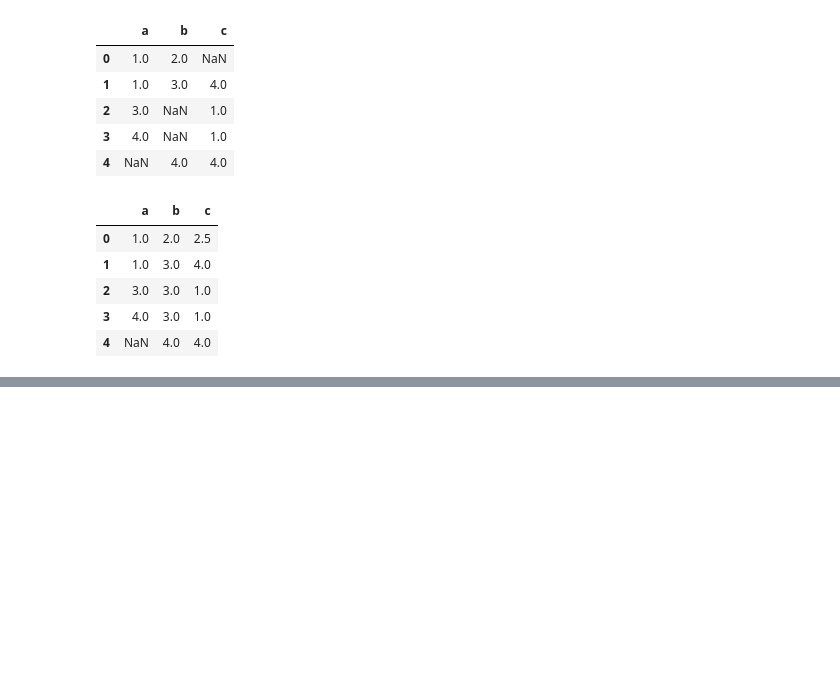
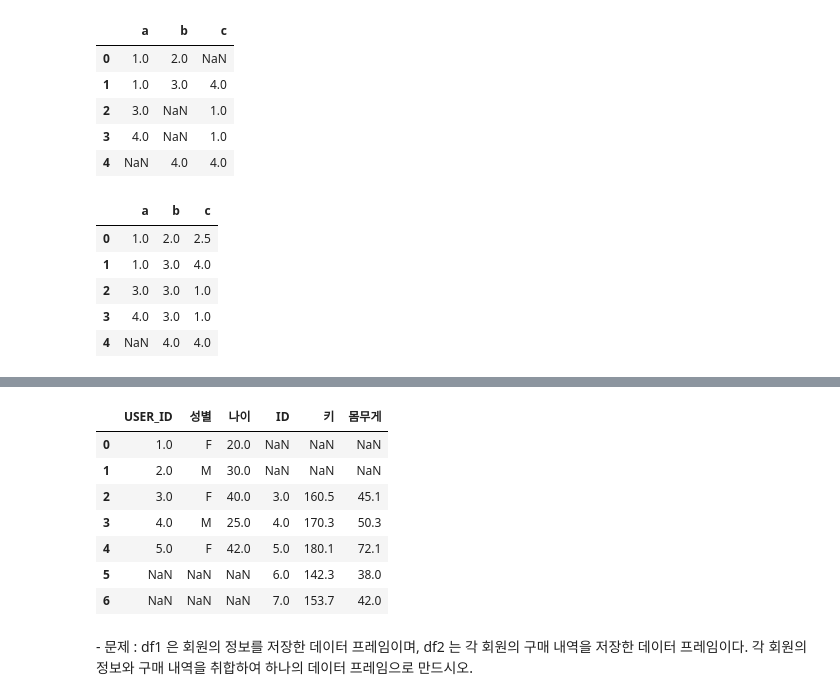
Before and after one commit to sleeptiger/STJ2, a Jupyter notebook: Python_basis.ipynb, the cells around one changed output, grey strips where cells are left out. Drawn from its saved outputs; the diff is of its cells as text; code cells hidden in the pictures; blank space fills up the shorter version.

```diff
--- a/Python_basis.ipynb
+++ b/Python_basis.ipynb
@@ -2120,0 +2825,3 @@ df.fillna(df.mean()[['b', 'c']])
+# %%
+df1 = pd.DataFrame({'USER_ID' : [1, 2, 3, 4, 5], '성별' : ['F', 'M', 'F', 'M', 'F'], '나이' : [20, 30, 40, 25, 42]})
+df2 = pd.DataFrame({'ID' : [3, 4, 5, 6, 7], '키' : [160.5, 170.3, 180.1, 142.3, 153.7], '몸무게' : [45.1, 50.3, 72.1, 38,  42]})
@@ -2120,0 +2837,13 @@ df.fillna(df.mean()[['b', 'c']])
+# %%
+pd.merge(df1,df2, how='outer', left_on='USER_ID', right_on = 'ID')
+# %% [output]
+|  | USER_ID | 성별 | 나이 | ID | 키 | 몸무게 |
+| 0 | 1.0 | F | 20.0 | NaN | NaN | NaN |
+| 1 | 2.0 | M | 30.0 | NaN | NaN | NaN |
+| 2 | 3.0 | F | 40.0 | 3.0 | 160.5 | 45.1 |
+| 3 | 4.0 | M | 25.0 | 4.0 | 170.3 | 50.3 |
+| 4 | 5.0 | F | 42.0 | 5.0 | 180.1 | 72.1 |
+| 5 | NaN | NaN | NaN | 6.0 | 142.3 | 38.0 |
+| 6 | NaN | NaN | NaN | 7.0 | 153.7 | 42.0 |
+# %% [markdown]
+\- 문제 : df1 은 회원의 정보를 저장한 데이터 프레임이며, df2 는 각 회원의 구매 내역을 저장한 데이터 프레임이다. 각 회원의 정보와 구매 내역을 취합하여 하나의 데이터 프레임으로 만드시오.
```
Also changed, not shown: parts of 140 cells of this notebook.
